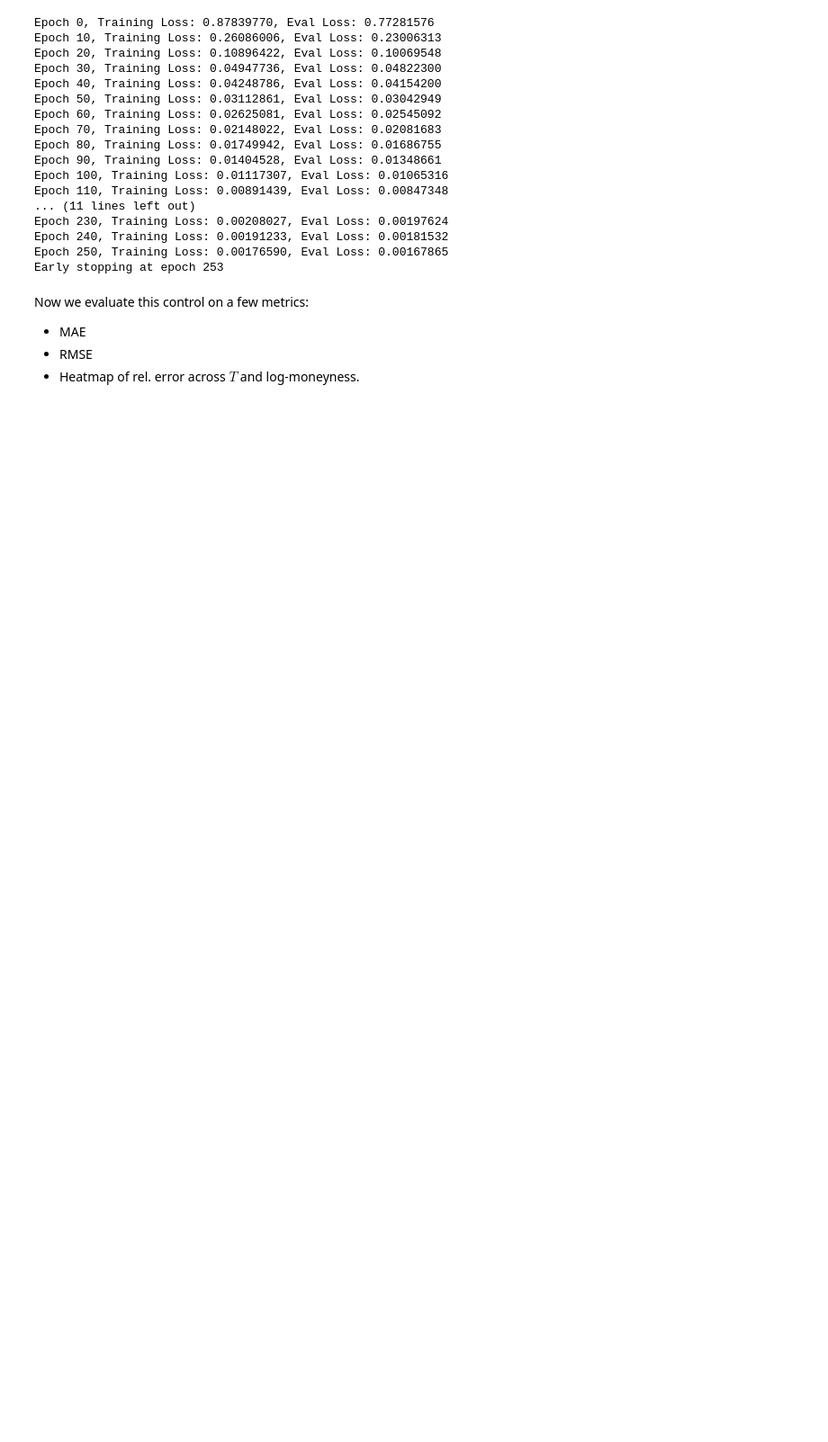
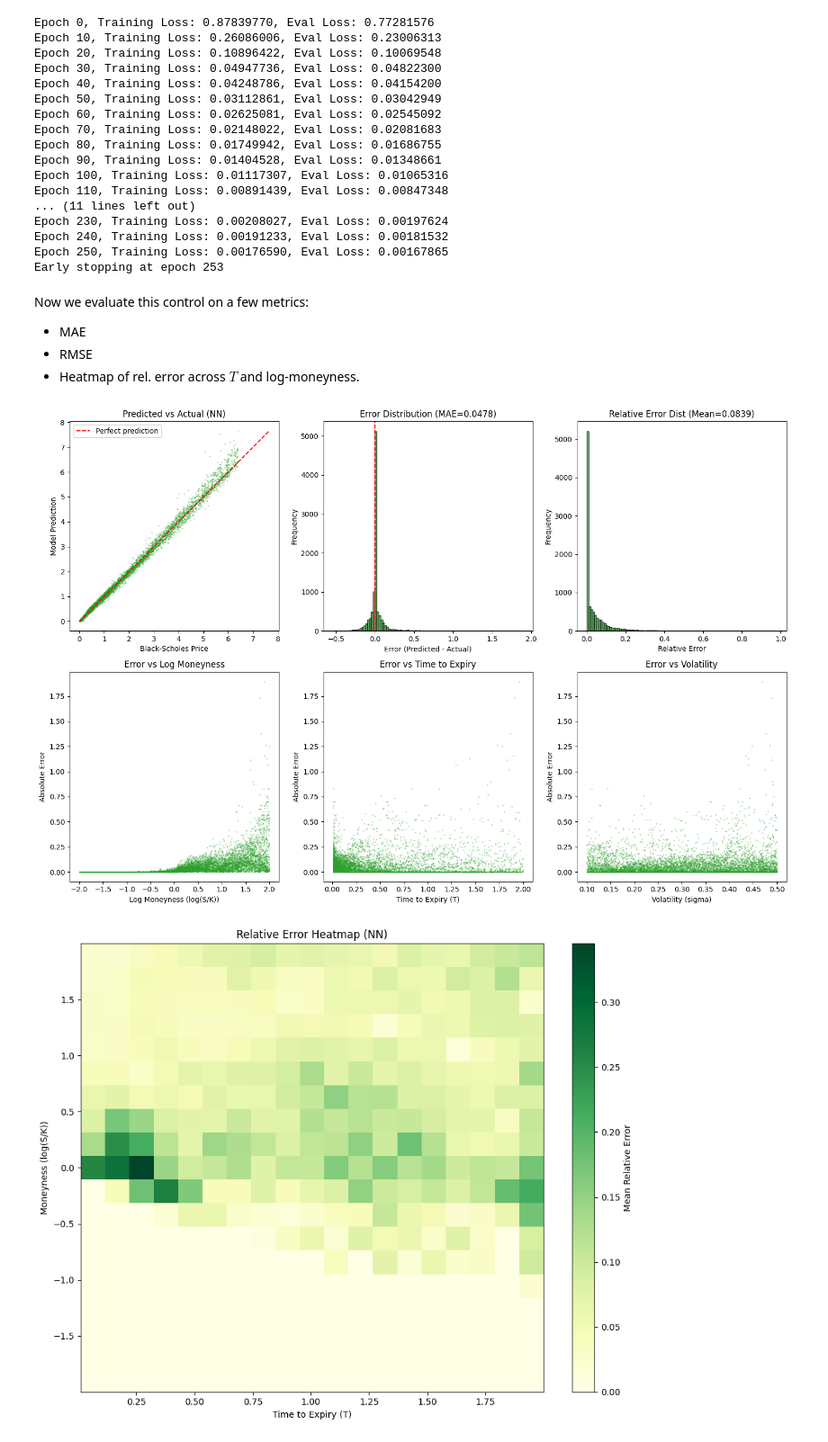
Before and after one commit to fwen2026/options-pricer, a Jupyter notebook: notebooks/nn_ablation.ipynb, the cells around one changed output. Shown at 90% size. Drawn from its saved outputs; the diff is of its cells as text; code cells hidden in the pictures; blank space fills up the shorter version.

```diff
--- a/notebooks/nn_ablation.ipynb
+++ b/notebooks/nn_ablation.ipynb
@@ -70,4 +67,28 @@ Now we evaluate this control on a few metrics:
 - RMSE
 - Heatmap of rel. error across $T$ and log-moneyness.
 # %%
-from src.
+from src.eval.validate import compute_metrics, plot_validation_results, preprocess_test_data
+from src.training.train_nn import predict
+import pandas as pd
+
+EVAL_STYLE = {'color': 'tab:green', 'cmap': 'YlGn', 'suffix': '', 'display_name': 'NN'}
+
+X_test_raw, y_test = dataset_bundle.test.X, dataset_bundle.test.y_call
+X_test, _ = preprocess_test_data(X_test_raw)
+y_pred = predict(nn_model, X_test, norm_params, device="cpu")
+
+metrics = compute_metrics(y_test,
+                          y_pred,
+                          min_value_threshold=0.01)
+
+plot_validation_results(X_test_raw,
+                        y_test,
+                        y_pred,
+                        metrics,
+                        EVAL_STYLE,
+                        save_dir=None)
+
+print(metrics)
+# %% [output]
+[figure, added]
+[figure, added]
```
Also changed, not shown: parts of 4 cells of this notebook, 2 other files.
